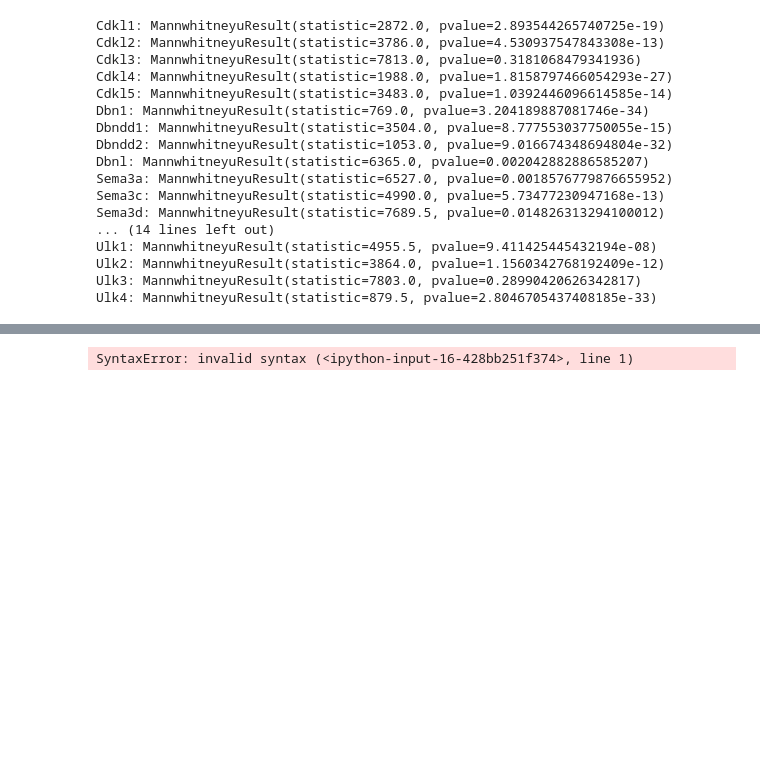
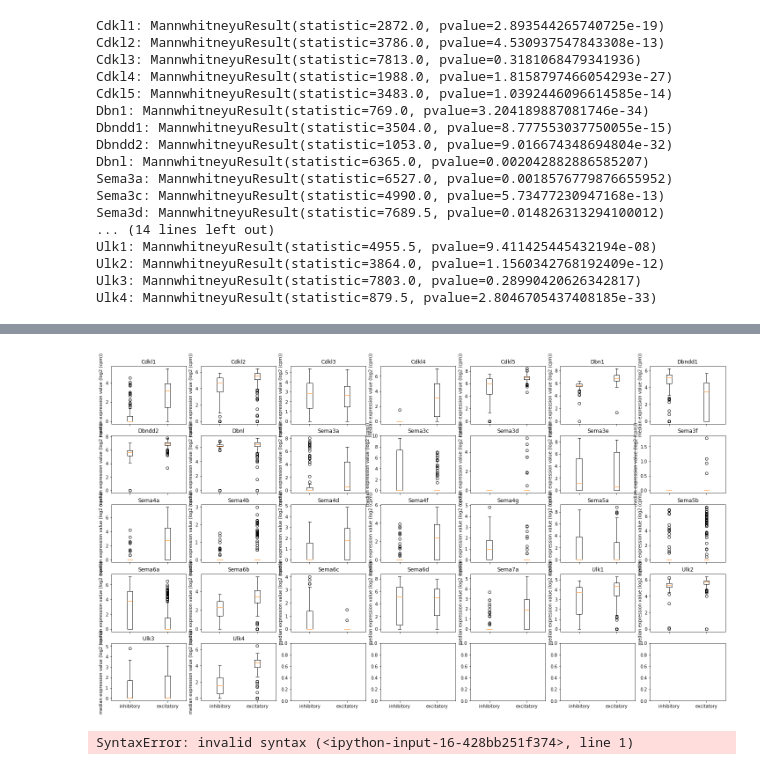
Before and after one commit to bijoudej/BIPN162_FinalProject, a Jupyter notebook: Final_Project_Master.ipynb, the cells around one changed output, grey strips where cells are left out. Drawn from its saved outputs; the diff is of its cells as text; code cells hidden in the pictures; blank space fills up the shorter version.

Commit message:
better boxplots

```diff
--- a/Final_Project_Master.ipynb
+++ b/Final_Project_Master.ipynb
@@ -274,3 +274,36 @@ plt.show()
+# %%
+figures_across = 7
+fig, ax = plt.subplots(5, figures_across, figsize=(25,14),sharex=True)
+
+for i in range(num_genes):
+    if i < figures_across:
+        x_val = 0
+        y_val = i
+
+    elif i < (2*figures_across):
+        x_val = 1
+        y_val = i - (figures_across)
+
+    elif i < (3*figures_across):
+        x_val = 2
+        y_val = i - (2*figures_across)
+
+    elif i < (4*figures_across):
+        x_val = 3
+        y_val = i - (3*figures_across)
+
+    elif i < (5*figures_across):
+        x_val = 4
+        y_val = i - (4*figures_across)
+
+    ax[x_val,y_val].boxplot(([inhib_df.loc[i][1:], excit_df.loc[i][1:]]))
+    ax[x_val,y_val].set_title(inhib_df.loc[i][0])
+    ax[x_val,y_val].set_ylabel(y_label)
+
+plt.xticks([1,2],['inhibitory','excitatory'])
+plt.show()
+# %% [output]
+[figure, added]
 # %%
 do skew test to see if something was
 # %% [output]
```
Also changed, not shown: parts of 2 cells of this notebook.
